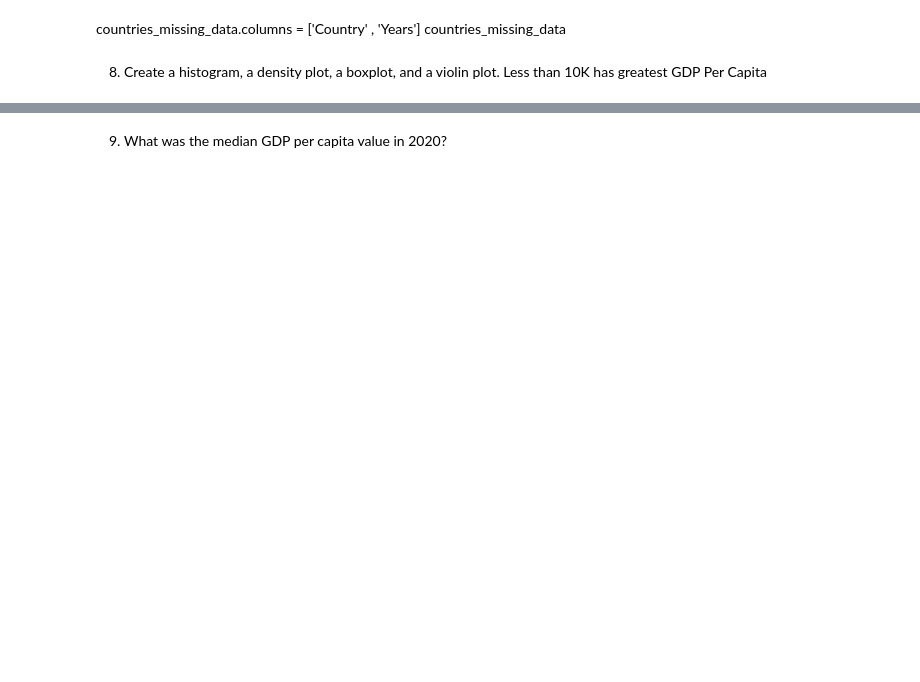
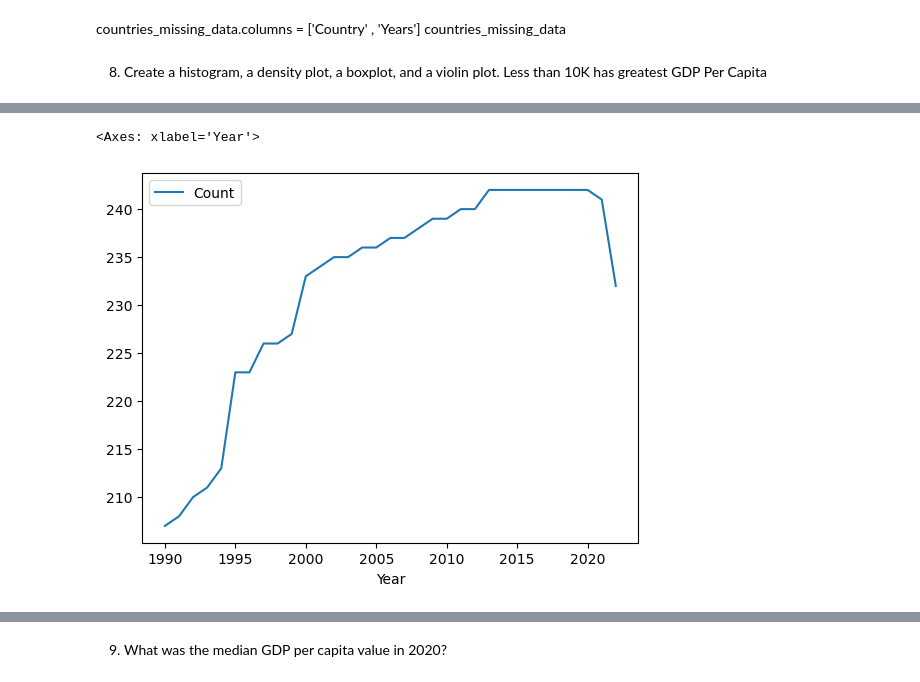
Before and after one commit to JennaLovesData/gdp-and-internet-usage-Project, a Jupyter notebook: notebook/UN_Project.ipynb, the cells around one changed output, grey strips where cells are left out. Saved outputs shown, nothing was run; the diff lists cells and outputs as text; code cells hidden in the pictures; blank space fills up the shorter version.

```diff
--- a/notebook/UN_Project.ipynb
+++ b/notebook/UN_Project.ipynb
@@ -21,0 +56,3 @@ gdp_df1
+# %%
+gdp_df=gdp_df1.rename(columns = {'Country or Area': 'Country', 'Value': 'GDP_Per_Capita'})
+gdp_df
@@ -46,0 +132,3 @@ sns.violinplot(y=gdp_df1.GDP_Per_Capita.loc [gdp_df1.Year == 2020])
+# %%
+count_year = gdp_df.Year.value_counts().to_frame().reset_index()
+count_year
@@ -46,0 +153,7 @@ sns.violinplot(y=gdp_df1.GDP_Per_Capita.loc [gdp_df1.Year == 2020])
+# %%
+count_year.columns = ['Year', 'Count']
+# %%
+count_year.sort_values('Year').plot(x = 'Year')
+# %% [output]
+<Axes: xlabel='Year'>
+[figure, added]
```
Also changed, not shown: parts of 120 cells of this notebook.
